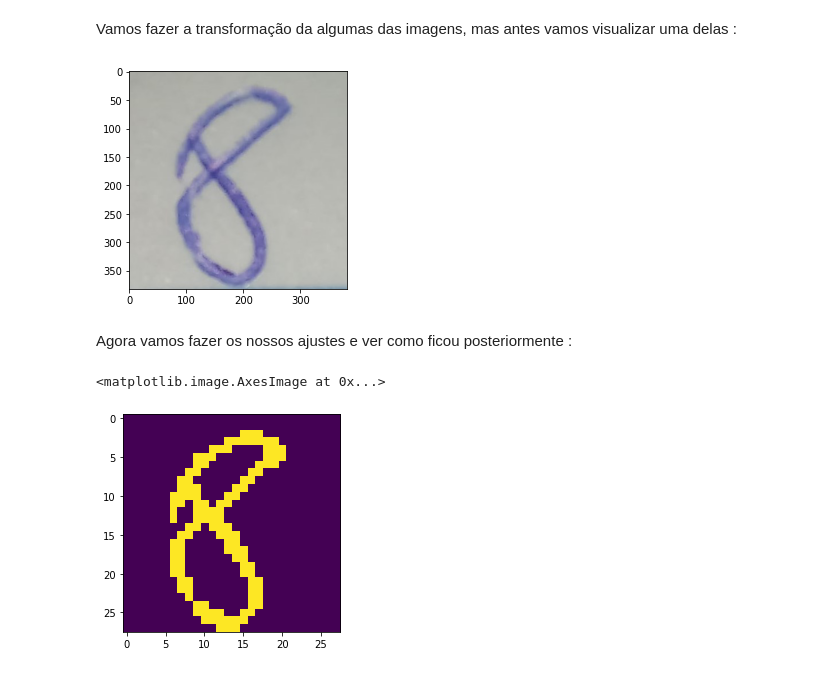
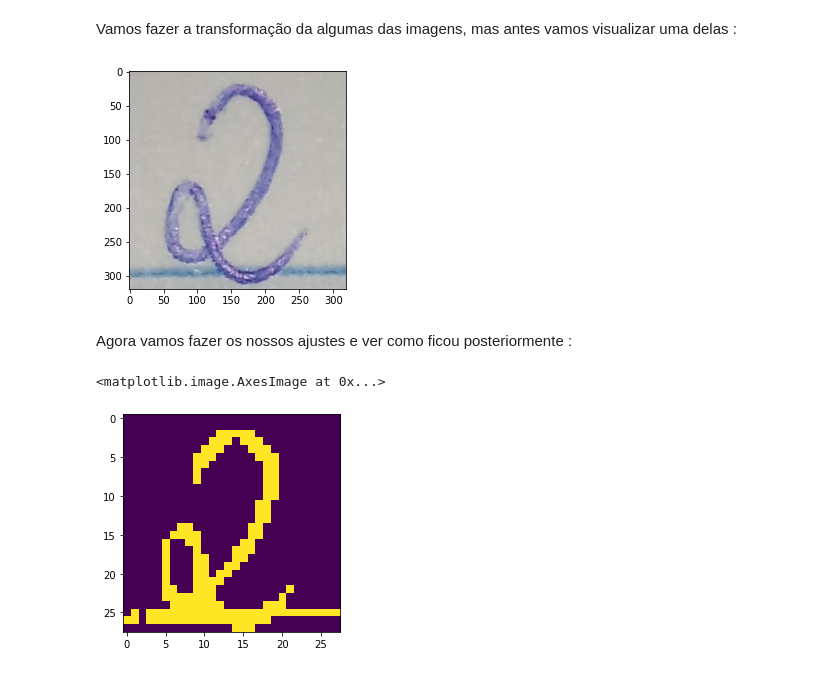
Before and after one commit to thiagosantos346/-FS20202Aula8, a Jupyter notebook: Mnist_handwrite_classifaction.ipynb, the cells around one changed output. Cells and saved outputs as stored; diff of their text form; code cells hidden in the pictures.

```diff
--- a/Mnist_handwrite_classifaction.ipynb
+++ b/Mnist_handwrite_classifaction.ipynb
@@ -188,13 +188,13 @@ import matplotlib.image as mpimg
 # %% [markdown]
 Vamos fazer a transformação da algumas das imagens, mas antes vamos visualizar uma delas :
 # %%
-picture = '/8.jpeg'
+picture = '/2.jpeg'
 
 img = mpimg.imread(picture)
 imgplot = plt.imshow(img)
 plt.show()
 # %% [output]
-[figure, old version]
+[figure, new version]
 # %% [markdown]
 Agora vamos fazer os nossos ajustes e ver como ficou posteriormente :
 # %%
@@ -226,7 +226,7 @@ image_mono = cv2.bitwise_not(image_mono)
 plt.imshow(image_mono)
 # %% [output]
 <matplotlib.image.AxesImage at 0x...>
-[figure, old version]
+[figure, new version]
 # %%
 n_test = np.array(image_mono)
 
```
Also changed, not shown: parts of 1 cell of this notebook.
